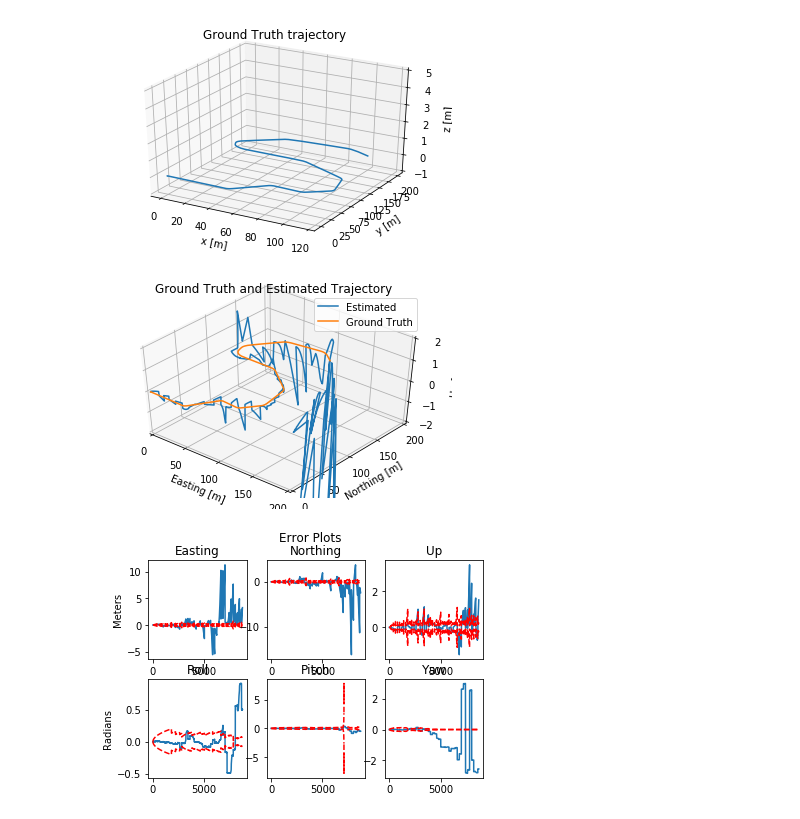
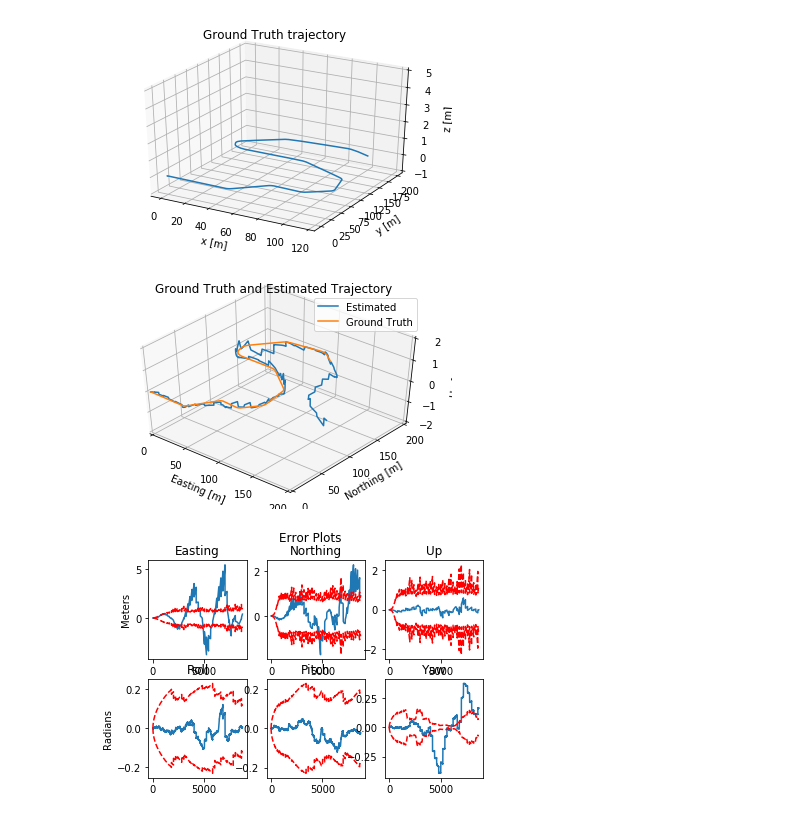
Before and after one commit to lorinachey/SelfDrivingCarsSpecialization, a Jupyter notebook: State-Estimation-for-SDC-Course2/cm2m5-assignment/es_ekf.ipynb, the cells around one changed output. Saved outputs shown, nothing was run; the diff lists cells and outputs as text; code cells hidden in the pictures.

```diff
--- a/State-Estimation-for-SDC-Course2/cm2m5-assignment/es_ekf.ipynb
+++ b/State-Estimation-for-SDC-Course2/cm2m5-assignment/es_ekf.ipynb
@@ -105,16 +105,10 @@ lidar.data = (C_li @ lidar.data.T).T + t_i_li
 # var_lidar = 0.2 # Original was 1.00
 
 # Part 2
-# var_imu_f = 0.1 # Original was 0.1
-# var_imu_w = 0.25 # Original was 0.25
-# var_gnss  = 0.01 # Original was 0.01
-# var_lidar = 100 # Original was 1.00
-
-var_imu_f = 0.6
+var_imu_f = 0.1
 var_imu_w = 0.1
-var_gnss  = 0.01
-var_lidar = 8.0
-
+var_gnss  = 0.1
+var_lidar = 300.0
 
 # Part 3
 # var_imu_f = 0.05
@@ -218,7 +212,7 @@ for k in range(1, imu_f.data.shape[0]):  # start at 1 b/c we have initial predic
     a_skew = skew_symmetric(accel_wf_corrected)
     F = np.eye(9)
     F[0:3, 3:6] = delta_t * np.eye(3)
-    F[3:6, 6:9] = C_body_to_world @ -a_skew * delta_t
+    F[3:6, 6:9] = (C_body_to_world @ -a_skew) * delta_t
 
     # update covariance of process noise - process noise accumulates over time so we need to scale the variance
     Q = np.zeros((6, 6))
@@ -230,14 +224,14 @@ for k in range(1, imu_f.data.shape[0]):  # start at 1 b/c we have initial predic
 
     # 3. Check availability of GNSS and LIDAR measurements - ONLY run measurements when timesteps match
     # Check for GNSS update
-    if gnss_i < gnss.data.shape[0] and (abs(imu_f.t[k] - gnss.t[gnss_i]) <= 0.01):
+    if gnss_i < gnss.data.shape[0] and (abs(imu_f.t[k] - gnss.t[gnss_i]) < 0.01):
         y_k = gnss.data[gnss_i]
         p_check, v_check, q_check, p_cov_check = measurement_update(
             var_gnss, p_cov_check, y_k, p_check, v_check, q_check)
         gnss_i += 1
 
     # Check for LIDAR update
-    if lidar_i < lidar.data.shape[0] and (abs(imu_f.t[k] - lidar.t[lidar_i]) <= 0.01):
+    if lidar_i < lidar.data.shape[0] and (abs(imu_f.t[k] - lidar.t[lidar_i]) < 0.01):
         y_k = lidar.data[lidar_i]
         p_check, v_check, q_check, p_cov_check = measurement_update(
             var_lidar, p_cov_check, y_k, p_check, v_check, q_check)
@@ -328,32 +322,32 @@ plt.show()
 ################################################################################################
 
 # Pt. 1 submission
 # p1_indices = [9000, 9400, 9800, 10200, 10600]
 # p1_str = ''
 # for val in p1_indices:
 #     for i in range(3):
 #         p1_str += '%.3f ' % (p_est[val, i])
 # with open('pt1_submission.txt', 'w') as file:
 #     file.write(p1_str)
 
 # Pt. 2 submission
 p2_indices = [9000, 9400, 9800, 10200, 10600]
 p2_str = ''
 for val in p2_indices:
     for i in range(3):
         p2_str += '%.3f ' % (p_est[val, i])
 with open('pt2_submission.txt', 'w') as file:
     file.write(p2_str)
 
 # Pt. 3 submission
 # p3_indices = [6800, 7600, 8400, 9200, 10000]
 # p3_str = ''
 # for val in p3_indices:
 #     for i in range(3):
 #         p3_str += '%.3f ' % (p_est[val, i])
 # with open('pt3_submission.txt', 'w') as file:
 #     file.write(p3_str)
 # %% [output]
 [figure]
-[figure, old version]
+[figure, new version]
-[figure, old version]
+[figure, new version]
```
Also changed, not shown: 1 other file.
